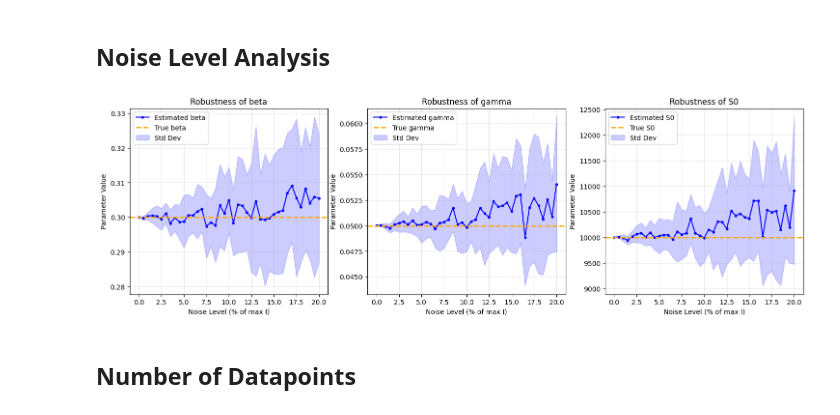
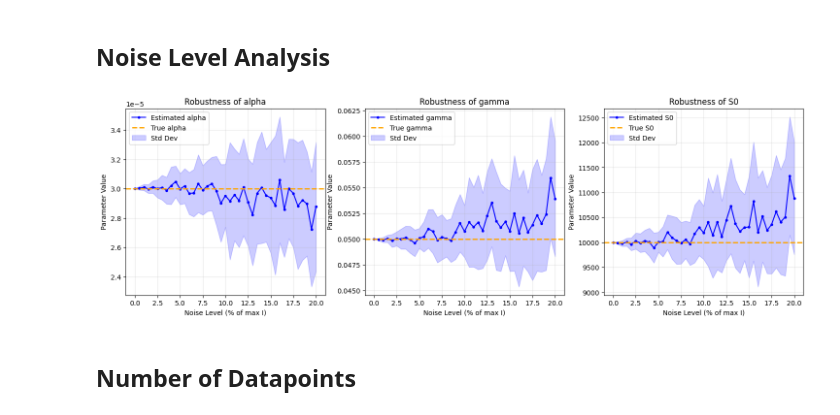
Before and after one commit to JingyanZhang-Chloe/model_integration, a Jupyter notebook: src/SIR/para_estimation.ipynb, the cells around one changed output. Drawn from its saved outputs; the diff is of its cells as text; code cells hidden in the pictures.

```diff
--- a/src/SIR/para_estimation.ipynb
+++ b/src/SIR/para_estimation.ipynb
@@ -31,35 +50,34 @@ noise_steps = 41
 noise_levels = [0.005 * i for i in range(noise_steps)]  # 0% to 20%
 x_noise_percent = [0.5 * i for i in range(noise_steps)]
 
-# initial guess for beta and gamma and S0
-beta0 = 0.1
+# initial guess for alpha and gamma and S0
+alpha0 = 0.00001
 gamma0 = 0.01
-S00 = 5000
-x0 = [beta0, gamma0, S00]
+S00 = 6000
+x0 = [alpha0, gamma0, S00]
 
 num_of_iterations = 20
 
 results = {
-    "beta": {"mean": [], "std": []},
+    "alpha": {"mean": [], "std": []},
     "gamma": {"mean": [], "std": []},
     "S0":   {"mean": [], "std": []}
 }
 
 for noise in noise_levels:
-    beta_results = []
+    alpha_results = []
     gamma_results = []
     S0_results = []
     for _ in range(num_of_iterations):
         I_data = I + np.random.normal(0, noise * I, size=I.shape)
+        res = least_squares(residual, x0, args=(I_data, t), bounds=(0, np.inf), x_scale=scales)
 
-        res = least_squares(residual, x0, args=(I_data, t))
-
-        beta_results.append(res.x[0])
+        alpha_results.append(res.x[0])
         gamma_results.append(res.x[1])
         S0_results.append(res.x[2])
 
-    results["beta"]["mean"].append(np.mean(beta_results))
-    results["beta"]["std"].append(np.std(beta_results))
+    results["alpha"]["mean"].append(np.mean(alpha_results))
+    results["alpha"]["std"].append(np.std(alpha_results))
 
     results["gamma"]["mean"].append(np.mean(gamma_results))
     results["gamma"]["std"].append(np.std(gamma_results))
@@ -67,36 +85,36 @@ for noise in noise_levels:
     results["S0"]["mean"].append(np.mean(S0_results))
     results["S0"]["std"].append(np.std(S0_results))
 
 # plot
 fig, axes = plt.subplots(1, 3, figsize=(18, 5))
-params = ["beta", "gamma", "S0"]
-true_values = [beta, gamma, S0]
+params = ["alpha", "gamma", "S0"]
+true_values = [alpha, gamma, S0]
 
 for i, param in enumerate(params):
     ax = axes[i]
     means = np.array(results[param]["mean"])
     stds = np.array(results[param]["std"])
 
     # Plot Mean
     ax.plot(x_noise_percent, means, label=f"Estimated {param}", color="blue", marker="o", markersize=3)
 
     # Plot True Value
     ax.axhline(y=true_values[i], label=f"True {param}", color="orange", linestyle="--", linewidth=2)
 
     # Plot Standard Deviation
     ax.fill_between(x_noise_percent, means - stds, means + stds, color="blue", alpha=0.2, label="Std Dev")
 
     ax.set_title(f"Robustness of {param}")
     ax.set_xlabel("Noise Level (% of max I)")
     ax.set_ylabel("Parameter Value")
     fig.patch.set_facecolor("white")
     ax.set_facecolor("white")
     ax.legend()
     ax.grid(True, alpha=0.3)
 
 plt.show()
 # %% [output]
-[figure, old version]
+[figure, new version]
 # %% [markdown]
 ## Number of Datapoints
 # %%
```
Also changed, not shown: parts of 3 cells of this notebook, 4 other files.
